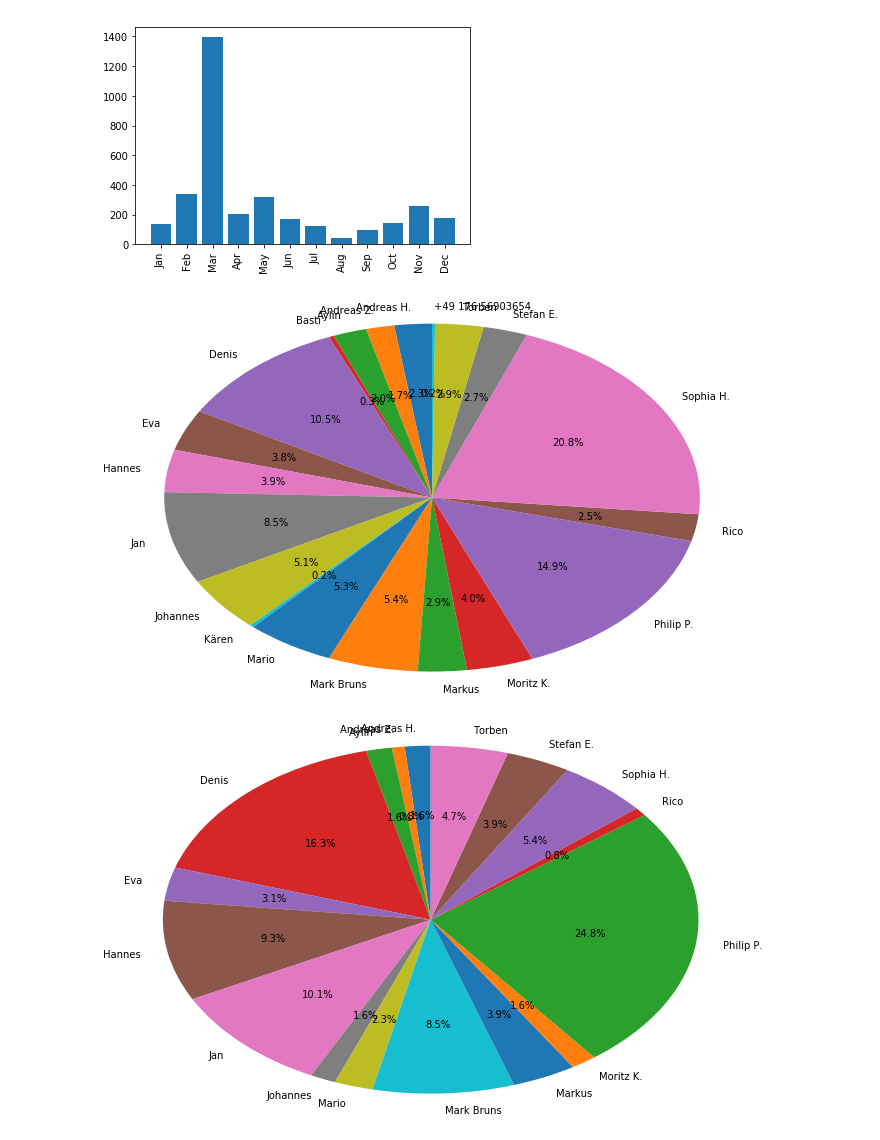
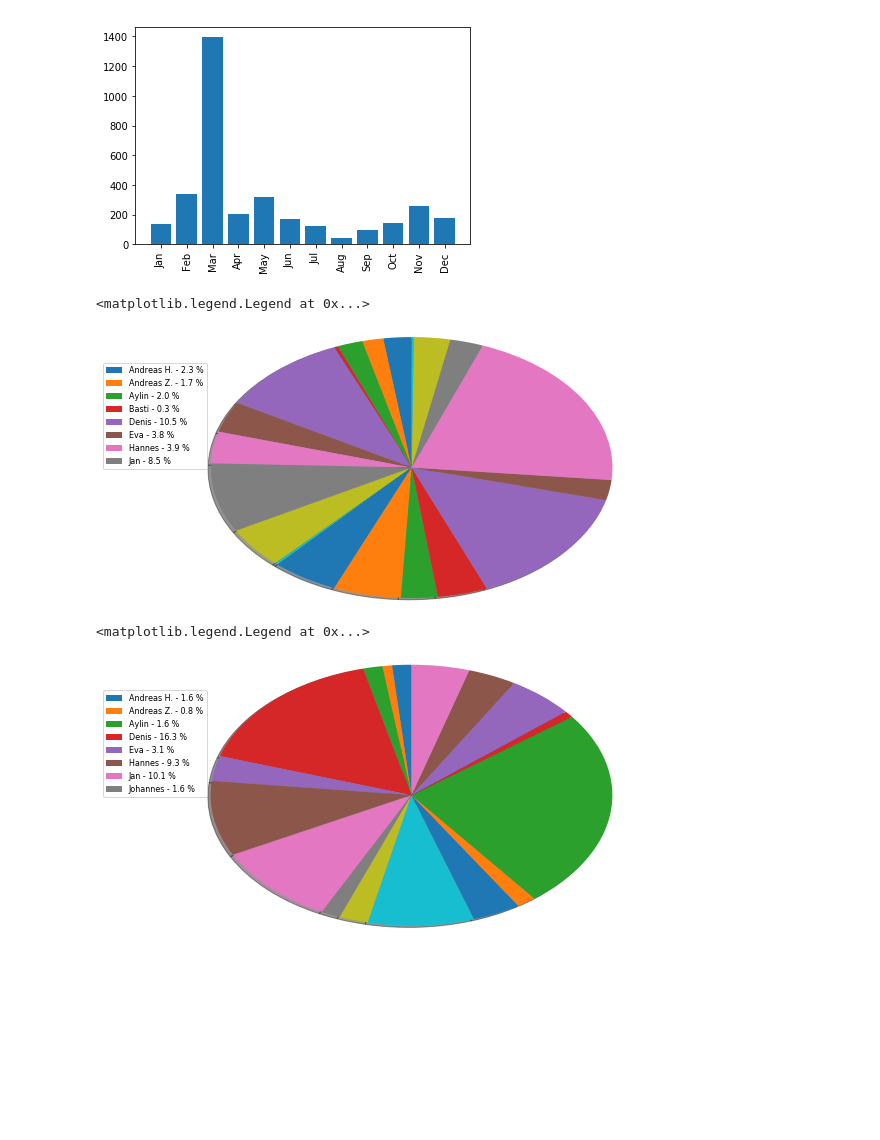
Before and after one commit to JanRuettinger/chat_analytics, a Jupyter notebook: data_analytics.ipynb, the cells around one changed output. Drawn from its saved outputs; the diff is of its cells as text; code cells hidden in the pictures; blank space fills up the shorter version.

Commit message:
Change plot settings in jupyter notebook

```diff
--- a/data_analytics.ipynb
+++ b/data_analytics.ipynb
@@ -163,20 +163,28 @@ plt.bar(x, y)
 # %%
 labels = activity_result['activity_members_messages'].index.values
 sizes = activity_result['activity_members_messages']
 
-b = plt.pie(sizes, labels=labels, autopct='%1.1f%%',startangle=90, radius=2.0)
+# b = plt.pie(sizes, labels=labels, autopct='%1.1f%%',startangle=90, radius=2.0)
+percent = 100.*sizes/sizes.sum()
+patches, texts = plt.pie(sizes,
+        shadow=True, startangle=90, radius=1.5)
+labels_2 = ['{0} - {1:1.1f} %'.format(i,j) for i,j in zip(labels, percent)]
+plt.legend(a, labels_2, loc='best', bbox_to_anchor=(-0.1, 1.),
+           fontsize=8)
 # %% [output]
+<matplotlib.legend.Legend at 0x...>
-[figure, old version]
+[figure, new version]
 # %%
 labels = activity_result['acitivity_members_images'].index.values
 sizes = activity_result['acitivity_members_images']
 
-b = plt.pie(sizes, labels=labels, autopct='%1.1f%%', startangle=90, radius=2.0)
-# percent = 100.*sizes/sizes.sum()
-# patches, texts, dummy = plt.pie(sizes, autopct='%1.1f%%',
-#         shadow=True, startangle=90, radius=1.5)
-# labels_2 = ['{0} - {1:1.1f} %'.format(i,j) for i,j in zip(labels, percent)]
-# plt.legend(a, labels_2, loc='best', bbox_to_anchor=(-0.1, 1.),
-#            fontsize=8)
+#b = plt.pie(sizes, labels=labels, autopct='%1.1f%%', startangle=90, radius=2.0)
+percent = 100.*sizes/sizes.sum()
+patches, texts = plt.pie(sizes,
+        shadow=True, startangle=90, radius=1.5)
+labels_2 = ['{0} - {1:1.1f} %'.format(i,j) for i,j in zip(labels, percent)]
+plt.legend(a, labels_2, loc='best', bbox_to_anchor=(-0.1, 1.),
+           fontsize=8)
 # %% [output]
+<matplotlib.legend.Legend at 0x...>
-[figure, old version]
+[figure, new version]
```
Also changed, not shown: 2 other files.
